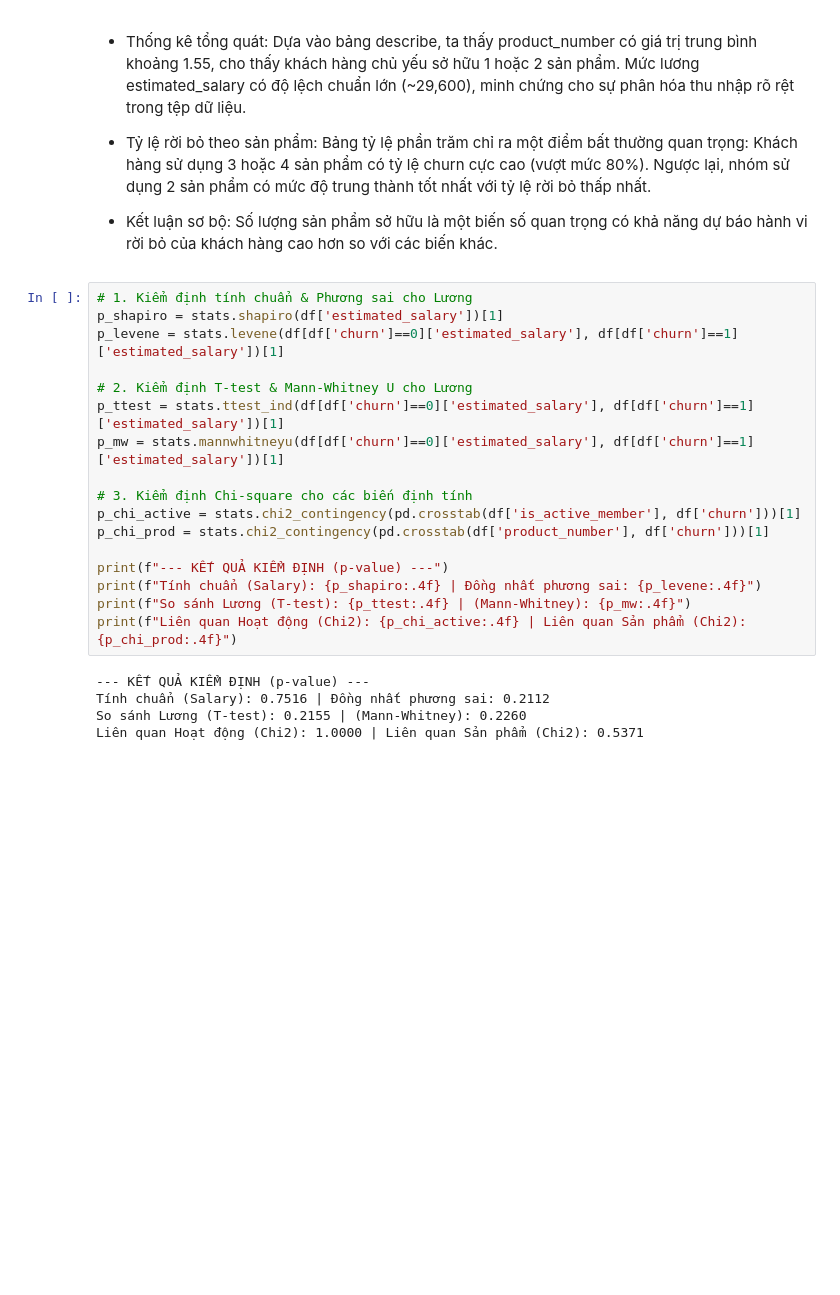
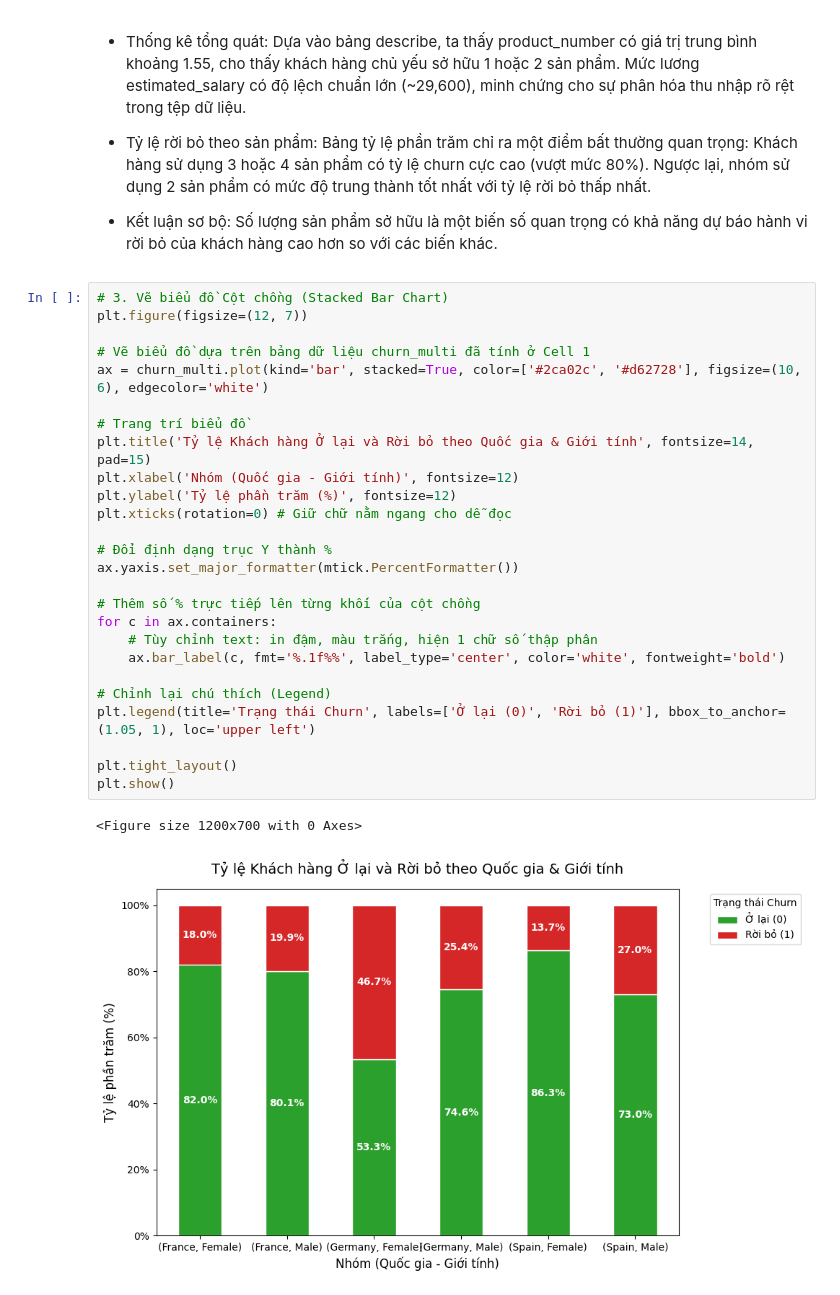
Before and after one commit to Tung36cz/Do_an_1, a Jupyter notebook: truc_quan_moi_lien_he_da_bien.ipynb, the cells around one changed output. Saved outputs shown, nothing was run; the diff lists cells and outputs as text; blank space fills up the shorter version.

```diff
--- a/truc_quan_moi_lien_he_da_bien.ipynb
+++ b/truc_quan_moi_lien_he_da_bien.ipynb
@@ -45,24 +40,31 @@ Spain      79.310345  20.689655
 
 - Kết luận sơ bộ: Số lượng sản phẩm sở hữu là một biến số quan trọng có khả năng dự báo hành vi rời bỏ của khách hàng cao hơn so với các biến khác.
 # %%
-# 1. Kiểm định tính chuẩn & Phương sai cho Lương
-p_shapiro = stats.shapiro(df['estimated_salary'])[1]
-p_levene = stats.levene(df[df['churn']==0]['estimated_salary'], df[df['churn']==1]['estimated_salary'])[1]
+# 3. Vẽ biểu đồ Cột chồng (Stacked Bar Chart)
+plt.figure(figsize=(12, 7))
 
-# 2. Kiểm định T-test & Mann-Whitney U cho Lương
-p_ttest = stats.ttest_ind(df[df['churn']==0]['estimated_salary'], df[df['churn']==1]['estimated_salary'])[1]
-p_mw = stats.mannwhitneyu(df[df['churn']==0]['estimated_salary'], df[df['churn']==1]['estimated_salary'])[1]
+# Vẽ biểu đồ dựa trên bảng dữ liệu churn_multi đã tính ở Cell 1
+ax = churn_multi.plot(kind='bar', stacked=True, color=['#2ca02c', '#d62728'], figsize=(10, 6), edgecolor='white')
 
-# 3. Kiểm định Chi-square cho các biến định tính
-p_chi_active = stats.chi2_contingency(pd.crosstab(df['is_active_member'], df['churn']))[1]
-p_chi_prod = stats.chi2_contingency(pd.crosstab(df['product_number'], df['churn']))[1]
+# Trang trí biểu đồ
+plt.title('Tỷ lệ Khách hàng Ở lại và Rời bỏ theo Quốc gia & Giới tính', fontsize=14, pad=15)
+plt.xlabel('Nhóm (Quốc gia - Giới tính)', fontsize=12)
+plt.ylabel('Tỷ lệ phần trăm (%)', fontsize=12)
+plt.xticks(rotation=0) # Giữ chữ nằm ngang cho dễ đọc
 
-print(f"--- KẾT QUẢ KIỂM ĐỊNH (p-value) ---")
-print(f"Tính chuẩn (Salary): {p_shapiro:.4f} | Đồng nhất phương sai: {p_levene:.4f}")
-print(f"So sánh Lương (T-test): {p_ttest:.4f} | (Mann-Whitney): {p_mw:.4f}")
-print(f"Liên quan Hoạt động (Chi2): {p_chi_active:.4f} | Liên quan Sản phẩm (Chi2): {p_chi_prod:.4f}")
+# Đổi định dạng trục Y thành %
+ax.yaxis.set_major_formatter(mtick.PercentFormatter())
+
+# Thêm số % trực tiếp lên từng khối của cột chồng
+for c in ax.containers:
+    # Tùy chỉnh text: in đậm, màu trắng, hiện 1 chữ số thập phân
+    ax.bar_label(c, fmt='%.1f%%', label_type='center', color='white', fontweight='bold')
+
+# Chỉnh lại chú thích (Legend)
+plt.legend(title='Trạng thái Churn', labels=['Ở lại (0)', 'Rời bỏ (1)'], bbox_to_anchor=(1.05, 1), loc='upper left')
+
+plt.tight_layout()
+plt.show()
 # %% [output]
---- KẾT QUẢ KIỂM ĐỊNH (p-value) ---
-Tính chuẩn (Salary): 0.7516 | Đồng nhất phương sai: 0.2112
-So sánh Lương (T-test): 0.2155 | (Mann-Whitney): 0.2260
-Liên quan Hoạt động (Chi2): 1.0000 | Liên quan Sản phẩm (Chi2): 0.5371
+<Figure size 1200x700 with 0 Axes>
+[figure, added]
```
Also changed, not shown: parts of 4 cells of this notebook.
